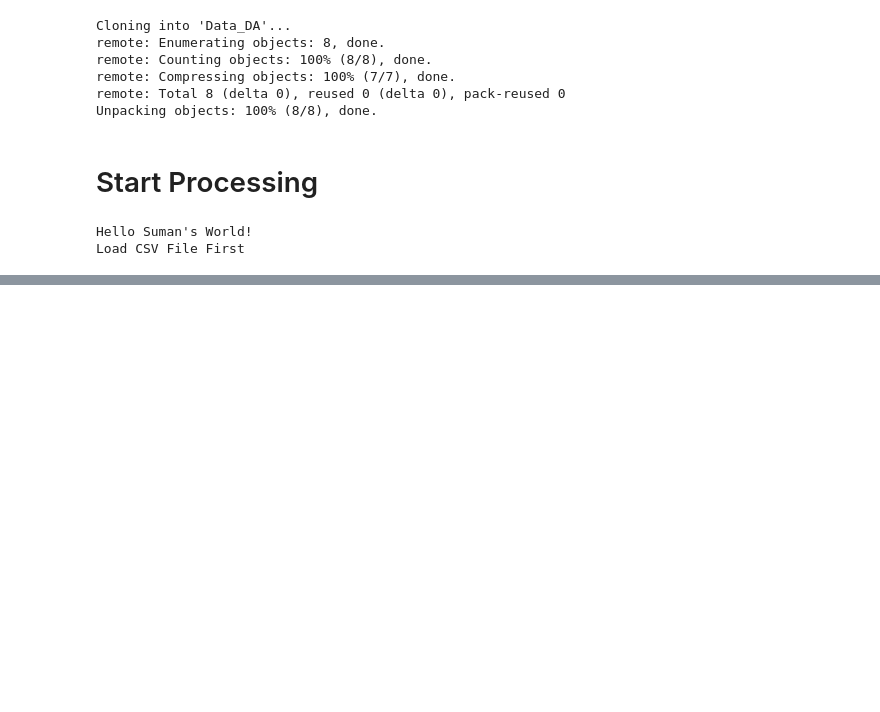
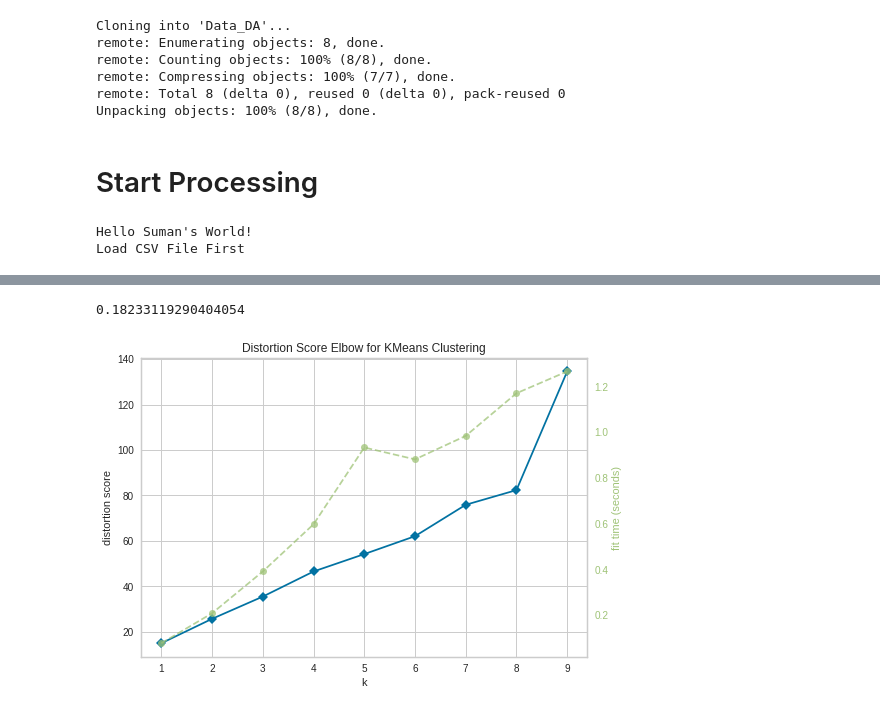
Before and after one commit to sumandutta8877/DATA-Analytics, a Jupyter notebook: DA_2021.ipynb, the cells around one changed output, grey strips where cells are left out. Cells and saved outputs as stored; diff of their text form; code cells hidden in the pictures; blank space fills up the shorter version.

```diff
--- a/DA_2021.ipynb
+++ b/DA_2021.ipynb
@@ -65,0 +82,25 @@ print(df2)
+# %%
+labels = dict(zip([1,2,3,4,5],df1['popularity'].unique()))
+df1.loc[(df1['popularity']=='very low'), 'popularity level'] = 1
+df1.loc[(df1['popularity']=='low'), 'popularity level'] = 2
+df1.loc[(df1['popularity']=='average'), 'popularity level'] = 3
+df1.loc[(df1['popularity']=='high'), 'popularity level'] = 4
+df1.loc[(df1['popularity']=='very high'), 'popularity level'] = 5
+# %%
+import datetime as dt
+import time as tm
+today = dt.date.today()
+
+# On train data set
+df1['loudness'] = (-1)*df1['loudness']
+
+df1['mode'] = df1['mode'].apply(lambda x: 1 if x == 'Major' else 0)
+df1['explicit'] = df1['explicit'].apply(lambda x: 1 if x == 'Yes' else 0)
+
+df1['release_date'] = pd.to_datetime(df1['release_date'])
+df1['Today']=today
+df1['Today']=pd.to_datetime(df1['Today'])
+df1['days older']= (df1['Today']-df1['release_date']).dt.days
+# %%
+X = df1.iloc[:,:-4]
+X
@@ -65,0 +121,3 @@ print(df2)
+# %%
+X = scale(X[X.columns[~X.columns.isin(['release_date'])]])
+X
@@ -65,0 +138,14 @@ print(df2)
+# %%
+hopkins(X, X.shape[0])
+# %% [output]
+0.18233119290404054
+# %%
+from yellowbrick.cluster import KElbowVisualizer     ## Fuction used to find distortion score with different k-values
+
+model = KMeans()
+visualizer = KElbowVisualizer(model,k = (1,10))
+
+visualizer.fit(X)
+visualizer.poof();
+# %% [output]
+[figure, added]
```
Also changed, not shown: parts of 9 cells of this notebook.
